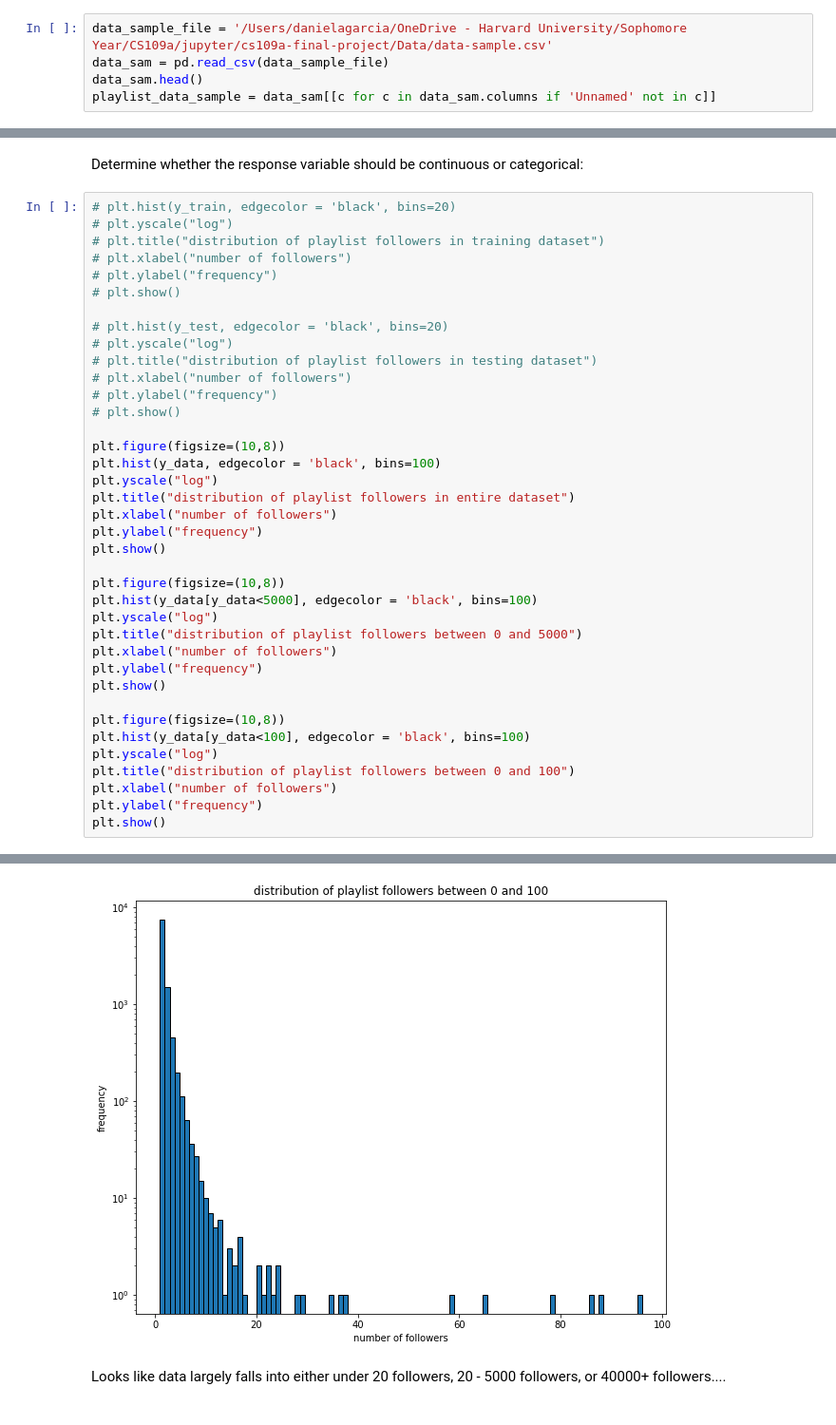
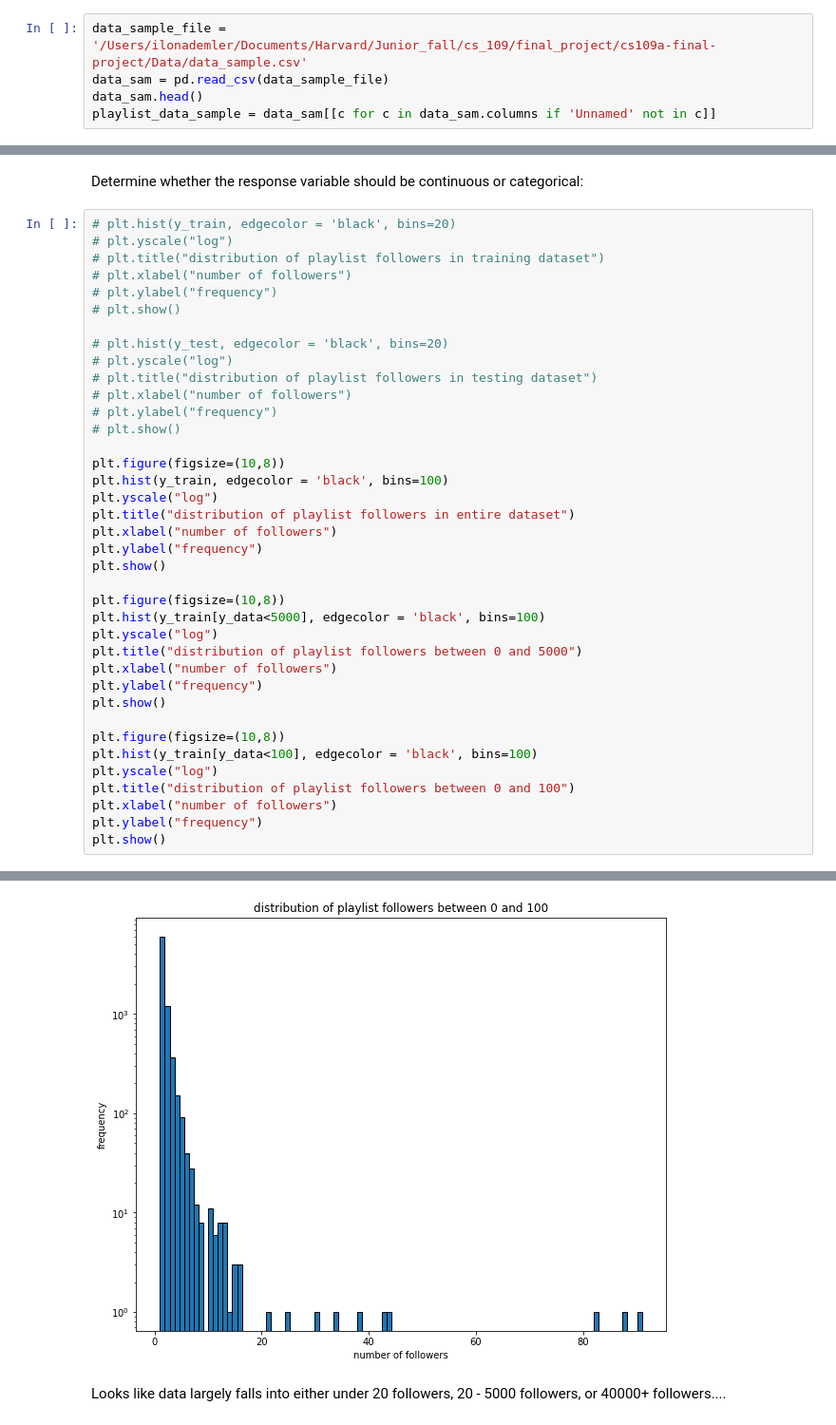
Before and after one commit to danielagarcia319/cs109a-final-project, a Jupyter notebook: Milestone 2.ipynb, the cells around one changed output, grey strips where cells are left out. Shown: that part at 95% size. Cells and saved outputs as stored; diff of their text form.

Commit message:
changed to x_train for continuous/categorical part; added check for missing data

```diff
--- a/Milestone 2.ipynb
+++ b/Milestone 2.ipynb
@@ -98,7 +98,7 @@ playlist_data_sample.head()
 # data_sample_file = "/Users/ilonademler/Documents/Harvard/Junior_fall/cs_109/final_project/cs109a-final-project/Data/data_sample.csv"
 # playlist_data_sample.to_csv(data_sample_file)
 # %%
-data_sample_file = '/Users/danielagarcia/OneDrive - Harvard University/Sophomore Year/CS109a/jupyter/cs109a-final-project/Data/data-sample.csv'
+data_sample_file = '/Users/ilonademler/Documents/Harvard/Junior_fall/cs_109/final_project/cs109a-final-project/Data/data_sample.csv'
 data_sam = pd.read_csv(data_sample_file)
 data_sam.head()
 playlist_data_sample = data_sam[[c for c in data_sam.columns if 'Unnamed' not in c]]
@@ -225,7 +225,7 @@ Determine whether the response variable should be continuous or categorical:
 # plt.show()
 
 plt.figure(figsize=(10,8))
-plt.hist(y_data, edgecolor = 'black', bins=100)
+plt.hist(y_train, edgecolor = 'black', bins=100)
 plt.yscale("log")
 plt.title("distribution of playlist followers in entire dataset")
 plt.xlabel("number of followers")
@@ -233,7 +233,7 @@ plt.ylabel("frequency")
 plt.show()
 
 plt.figure(figsize=(10,8))
-plt.hist(y_data[y_data<5000], edgecolor = 'black', bins=100)
+plt.hist(y_train[y_data<5000], edgecolor = 'black', bins=100)
 plt.yscale("log")
 plt.title("distribution of playlist followers between 0 and 5000")
 plt.xlabel("number of followers")
@@ -241,7 +241,7 @@ plt.ylabel("frequency")
 plt.show()
 
 plt.figure(figsize=(10,8))
-plt.hist(y_data[y_data<100], edgecolor = 'black', bins=100)
+plt.hist(y_train[y_data<100], edgecolor = 'black', bins=100)
 plt.yscale("log")
 plt.title("distribution of playlist followers between 0 and 100")
 plt.xlabel("number of followers")
@@ -253,4 +253,4 @@ plt.show()
-[figure, old version]
+[figure, new version]
 # %% [markdown]
 Looks like data largely falls into either under 20 followers, 20 - 5000 followers, or 40000+ followers....
 # %% [markdown]
```
Also changed, not shown: parts of 4 cells of this notebook.
